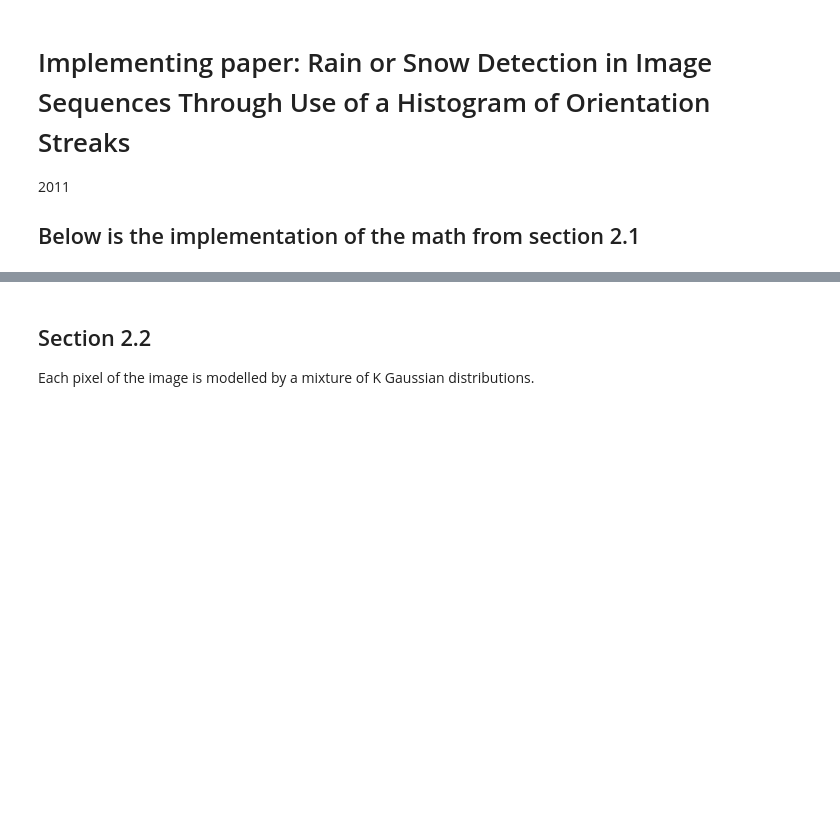
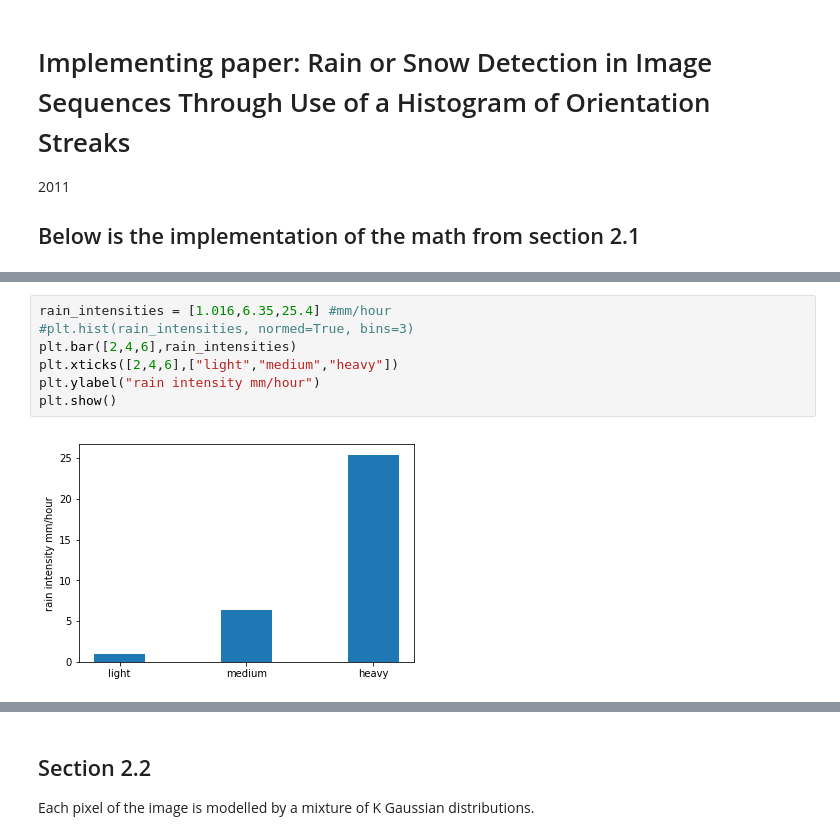
Before and after one commit to smba-camera/image-processing, a Jupyter notebook: src/image_processing/hidrometeor_detection/FirstTry.ipynb, the cells around one changed output, grey strips where cells are left out. Saved outputs shown, nothing was run; the diff lists cells and outputs as text; blank space fills up the shorter version.

```diff
--- a/src/image_processing/hidrometeor_detection/FirstTry.ipynb
+++ b/src/image_processing/hidrometeor_detection/FirstTry.ipynb
@@ -33,0 +46,9 @@ print vr_aprox
+# %%
+rain_intensities = [1.016,6.35,25.4] #mm/hour
+#plt.hist(rain_intensities, normed=True, bins=3)
+plt.bar([2,4,6],rain_intensities)
+plt.xticks([2,4,6],["light","medium","heavy"])
+plt.ylabel("rain intensity mm/hour")
+plt.show()
+# %% [output]
+[figure, added]
```
Also changed, not shown: parts of 6 cells of this notebook, 2 other files.
